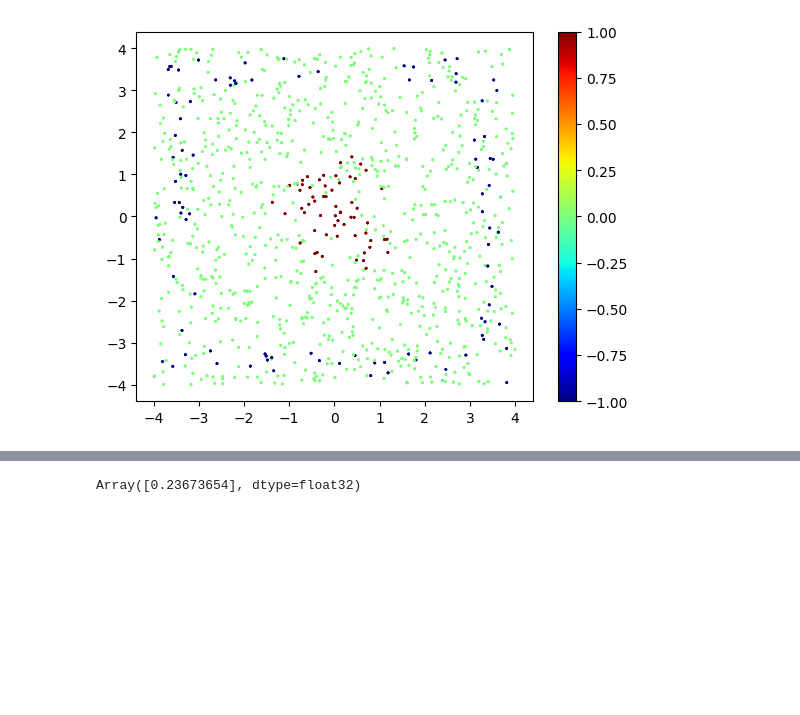
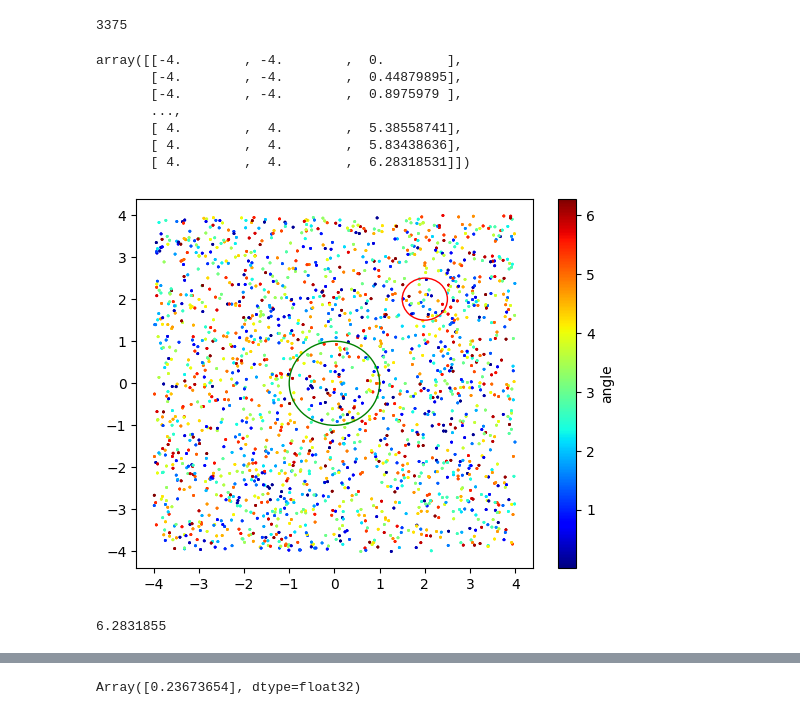
Before and after one commit to arjun-prakash/stackelberg-reach-avoid, a Jupyter notebook: gym_examples/src/cont_dubin.ipynb, the cells around one changed output, grey strips where cells are left out. Drawn from its saved outputs; the diff is of its cells as text; code cells hidden in the pictures; blank space fills up the shorter version.

```diff
--- a/gym_examples/src/cont_dubin.ipynb
+++ b/gym_examples/src/cont_dubin.ipynb
@@ -17,11 +24,42 @@ The autoreload extension is already loaded. To reload it, use:
+# %%
+xx, yy, tt = np.meshgrid(x_s, y_s, theta_s)
+# %%
+grid = np.vstack([xx.ravel(), yy.ravel(), tt.ravel()]).T
+len(grid)
+# %% [output]
+3375
+# %%
+grid
+# %% [output]
+array([[-4.        , -4.        ,  0.        ],
+       [-4.        , -4.        ,  0.44879895],
+       [-4.        , -4.        ,  0.8975979 ],
+       ...,
+       [ 4.        ,  4.        ,  5.38558741],
+       [ 4.        ,  4.        ,  5.83438636],
+       [ 4.        ,  4.        ,  6.28318531]])
+# %%
+#generate data
+
+env = DubinsCarEnv()
+state = env.reset()
+X = []
+y = []
+for i in range(len(grid)):
+    state = env.set(grid[i][0], grid[i][1], grid[i][2])
+    for action in range(env.action_space.n):
+        X.append(state)
+        r = env.sample(state, action, 0)
+        y.append(r)
+
+X = np.array(X)
+y = np.array(y)
 # %%
-#generate data
-
 env = DubinsCarEnv()
 state = env.reset()
 X = []
 y = []
-for i in range(1000):
+for i in range(2000):
     state = env.reset()
     for action in range(env.action_space.n):
         X.append(state)
@@ -33,16 +71,28 @@ y = np.array(y)
 # %%
 import matplotlib
 %matplotlib inline
 import matplotlib.pyplot as plt
 
 # Plot...
-plt.scatter(X[:,0], X[:,1], c=y, s=1) # s is a size of marker
+plt.scatter(X[:,0], X[:,1], c=X[:,2], s=1) # s is a size of marker
+        # draw goal
+goal = plt.Circle((env.goal_position[0], env.goal_position[1]), env.min_distance_to_goal, color='g', fill=False)
+
+# draw obstacle
+obstacle = plt.Circle((env.obstacle_position[0], env.obstacle_position[1]), env.obstacle_radius, color='r', fill=False)
+plt.gca().add_artist(obstacle)
+plt.gca().add_artist(goal)
+
 plt.jet()
-plt.colorbar()
+plt.colorbar(label='angle')
 #plt.show()
 plt.savefig('env.png')
 # %% [output]
-[figure, old version]
+[figure, new version]
+# %%
+np.max(X[:,2])
+# %% [output]
+6.2831855
 # %%
 np.min(y)
 # %% [output]
```
Also changed, not shown: parts of 13 cells of this notebook, 6 other files.
